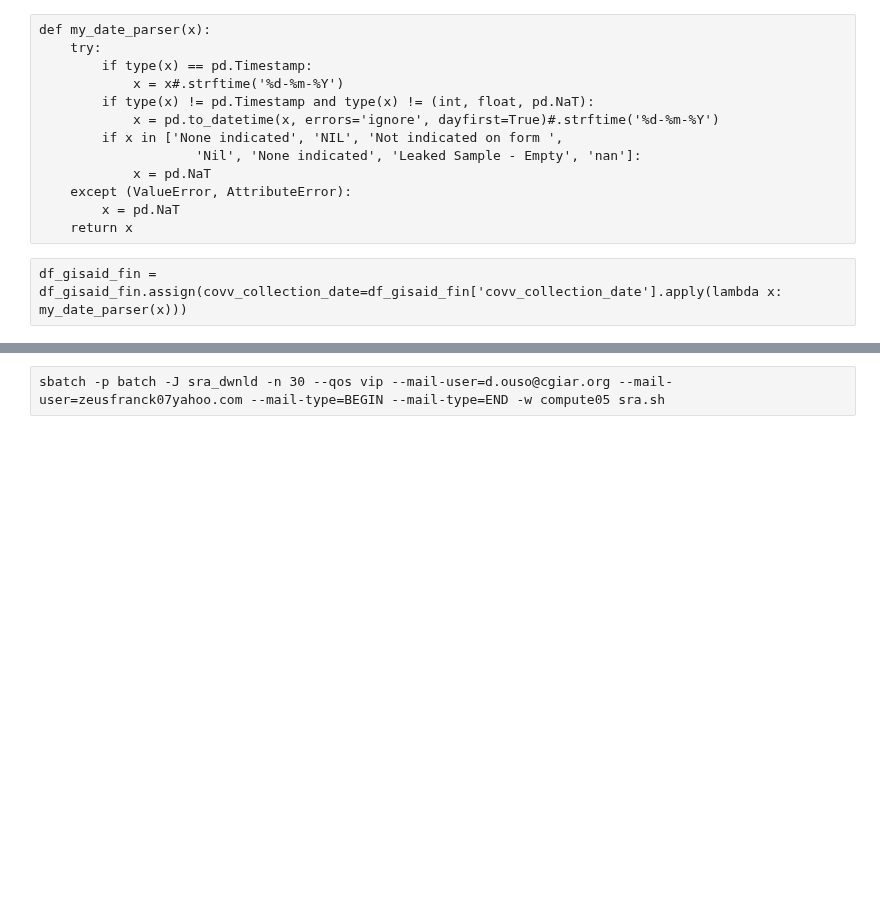
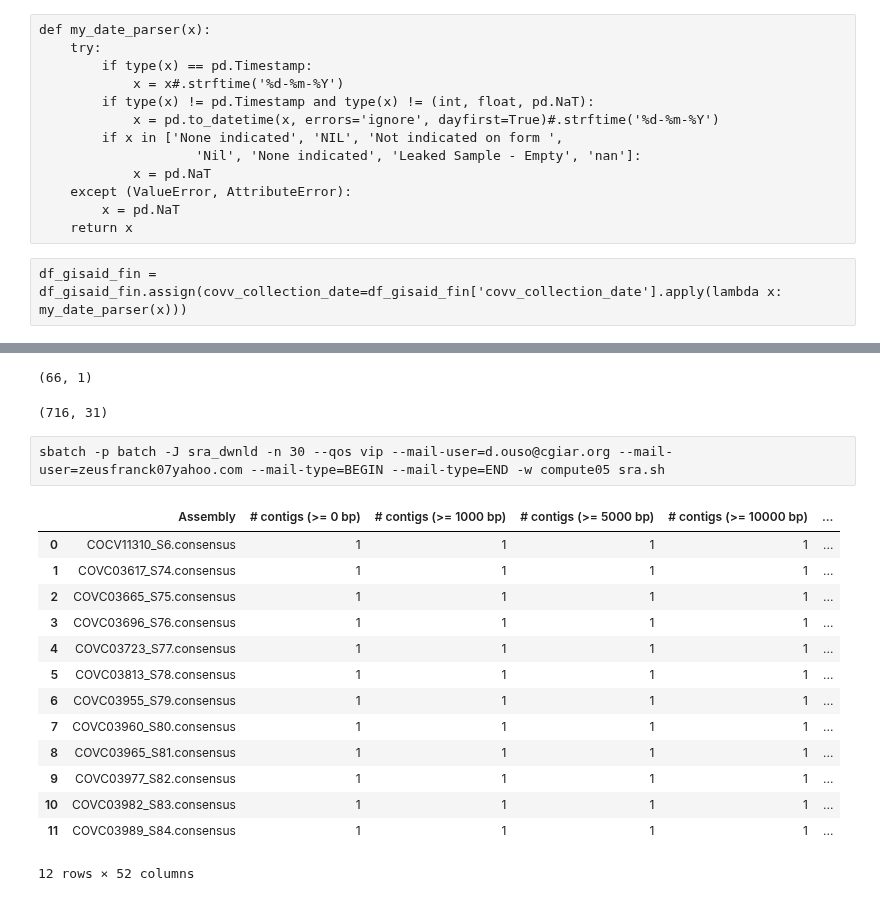
Before and after one commit to ousodaniel/SARS-CoV-2-Data-Workflows, a Jupyter notebook: gisaid_submissions.ipynb, the cells around one changed output, grey strips where cells are left out. Saved outputs shown, nothing was run; the diff lists cells and outputs as text; code cells hidden in the pictures; blank space fills up the shorter version.

```diff
--- a/gisaid_submissions.ipynb
+++ b/gisaid_submissions.ipynb
@@ -275,0 +440,4 @@ memory usage: 152.0+ KB
+# %%
+ont.shape
+# %% [output]
+(66, 1)
@@ -276,2 +446,27 @@ memory usage: 152.0+ KB
+# %%
+l =list(df_mrgl['S_NUM'])
+df_filter = df_gisaid_fin[df_gisaid_fin['covv_subm_sample_id'].isin(l) == True]
+df_filter.shape
+# %% [output]
+(716, 31)
 # %% [raw]
 sbatch -p batch -J sra_dwnld -n 30 --qos vip --mail-user=d.ouso@cgiar.org --mail-user=zeusfranck07yahoo.com --mail-type=BEGIN --mail-type=END -w compute05 sra.sh
+# %%
+df_nxt_ill = pd.read_csv('/home/douso/Gisaid/Illumina/transposed_report.tsv', sep='\t')
+# %%
+df_nxt_ill.head(12)
+# %% [output]
+|  | Assembly | # contigs (>= 0 bp) | # contigs (>= 1000 bp) | # contigs (>= 5000 bp) | # contigs (>= 10000 bp) | ... |
+| 0 | COCV11310_S6.consensus | 1 | 1 | 1 | 1 | ... |
+| 1 | COVC03617_S74.consensus | 1 | 1 | 1 | 1 | ... |
+| 2 | COVC03665_S75.consensus | 1 | 1 | 1 | 1 | ... |
+| 3 | COVC03696_S76.consensus | 1 | 1 | 1 | 1 | ... |
+| 4 | COVC03723_S77.consensus | 1 | 1 | 1 | 1 | ... |
+| 5 | COVC03813_S78.consensus | 1 | 1 | 1 | 1 | ... |
+| 6 | COVC03955_S79.consensus | 1 | 1 | 1 | 1 | ... |
+| 7 | COVC03960_S80.consensus | 1 | 1 | 1 | 1 | ... |
+| 8 | COVC03965_S81.consensus | 1 | 1 | 1 | 1 | ... |
+| 9 | COVC03977_S82.consensus | 1 | 1 | 1 | 1 | ... |
+| 10 | COVC03982_S83.consensus | 1 | 1 | 1 | 1 | ... |
+| 11 | COVC03989_S84.consensus | 1 | 1 | 1 | 1 | ... |
+12 rows × 52 columns
```
Also changed, not shown: parts of 66 cells of this notebook.
